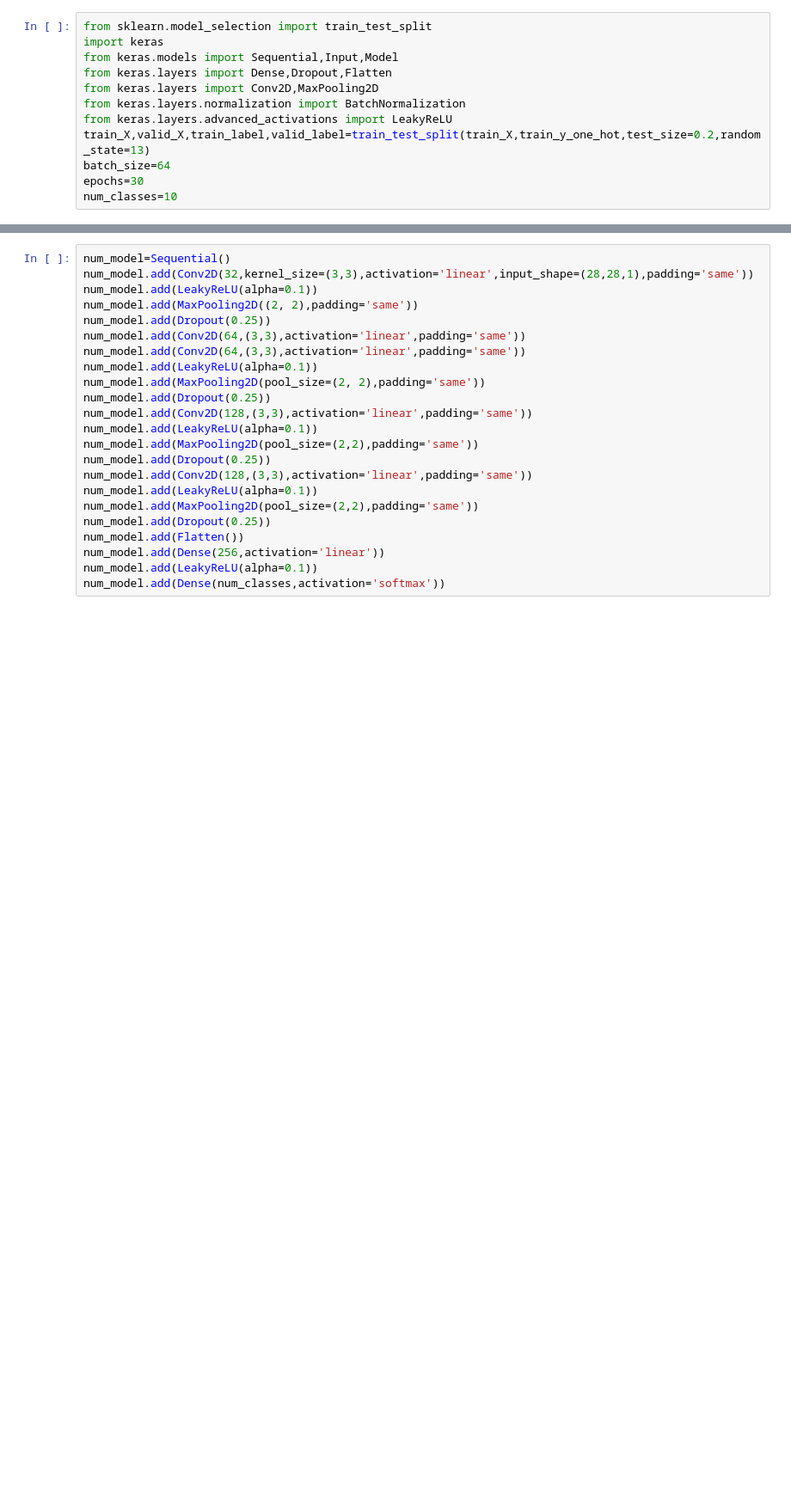
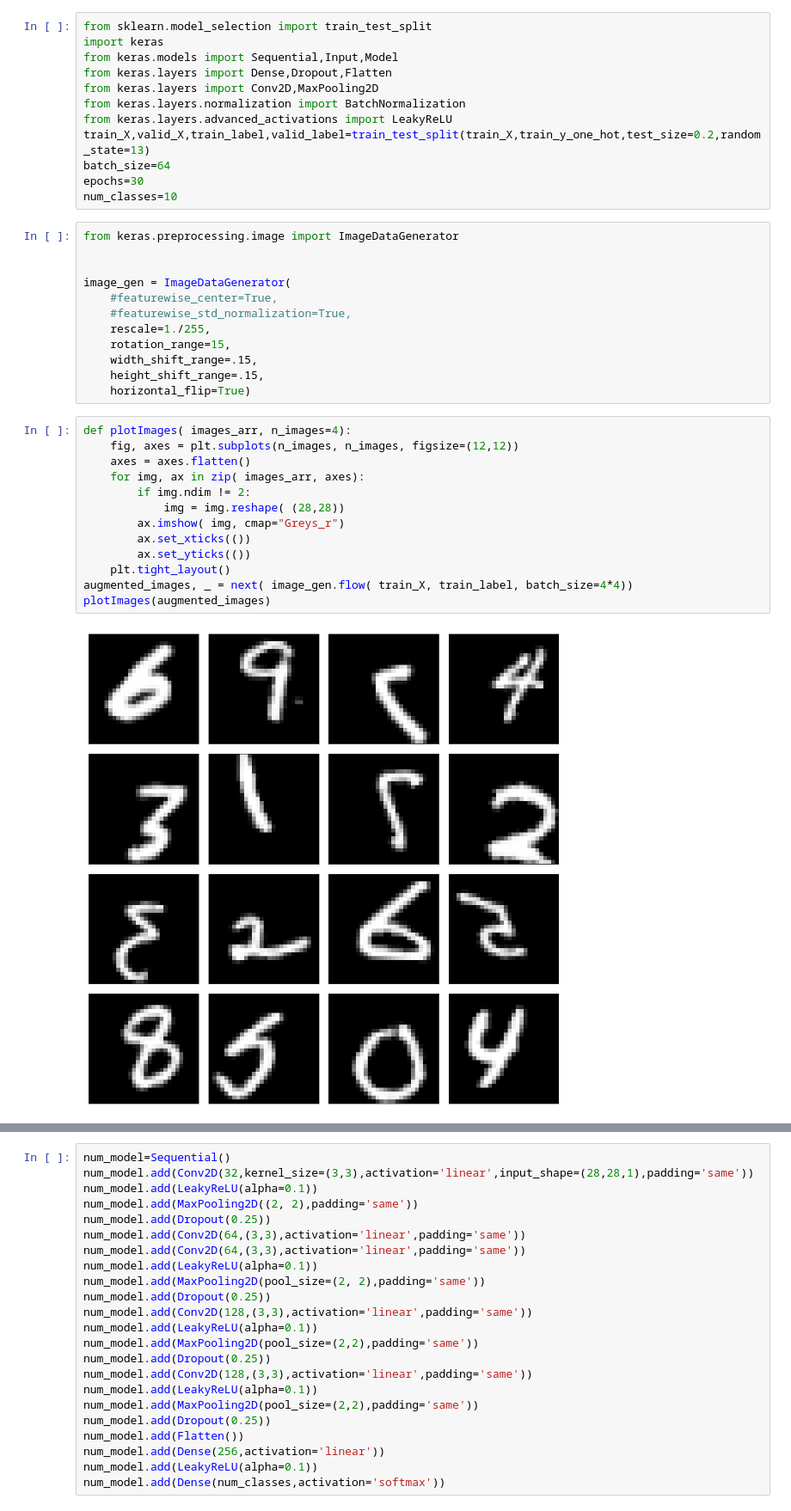
Before and after one commit to avinashsingh93/Mnist_data, a Jupyter notebook: mnist_for_kaggle.ipynb, the cells around one changed output, grey strips where cells are left out. Shown at 86% size. Saved outputs shown, nothing was run; the diff lists cells and outputs as text; blank space fills up the shorter version.

```diff
--- a/mnist_for_kaggle.ipynb
+++ b/mnist_for_kaggle.ipynb
@@ -70,3 +73,30 @@ train_X,valid_X,train_label,valid_label=train_test_split(train_X,train_y_one_hot
 batch_size=64
 epochs=30
 num_classes=10
+# %%
+from keras.preprocessing.image import ImageDataGenerator
+
+
+image_gen = ImageDataGenerator(
+    #featurewise_center=True,
+    #featurewise_std_normalization=True,
+    rescale=1./255,
+    rotation_range=15,
+    width_shift_range=.15,
+    height_shift_range=.15,
+    horizontal_flip=True)
+# %%
+def plotImages( images_arr, n_images=4):
+    fig, axes = plt.subplots(n_images, n_images, figsize=(12,12))
+    axes = axes.flatten()
+    for img, ax in zip( images_arr, axes):
+        if img.ndim != 2:
+            img = img.reshape( (28,28))
+        ax.imshow( img, cmap="Greys_r")
+        ax.set_xticks(())
+        ax.set_yticks(())
+    plt.tight_layout()
+augmented_images, _ = next( image_gen.flow( train_X, train_label, batch_size=4*4))
+plotImages(augmented_images)
+# %% [output]
+[figure, added]
```
Also changed, not shown: parts of 8 cells of this notebook.
